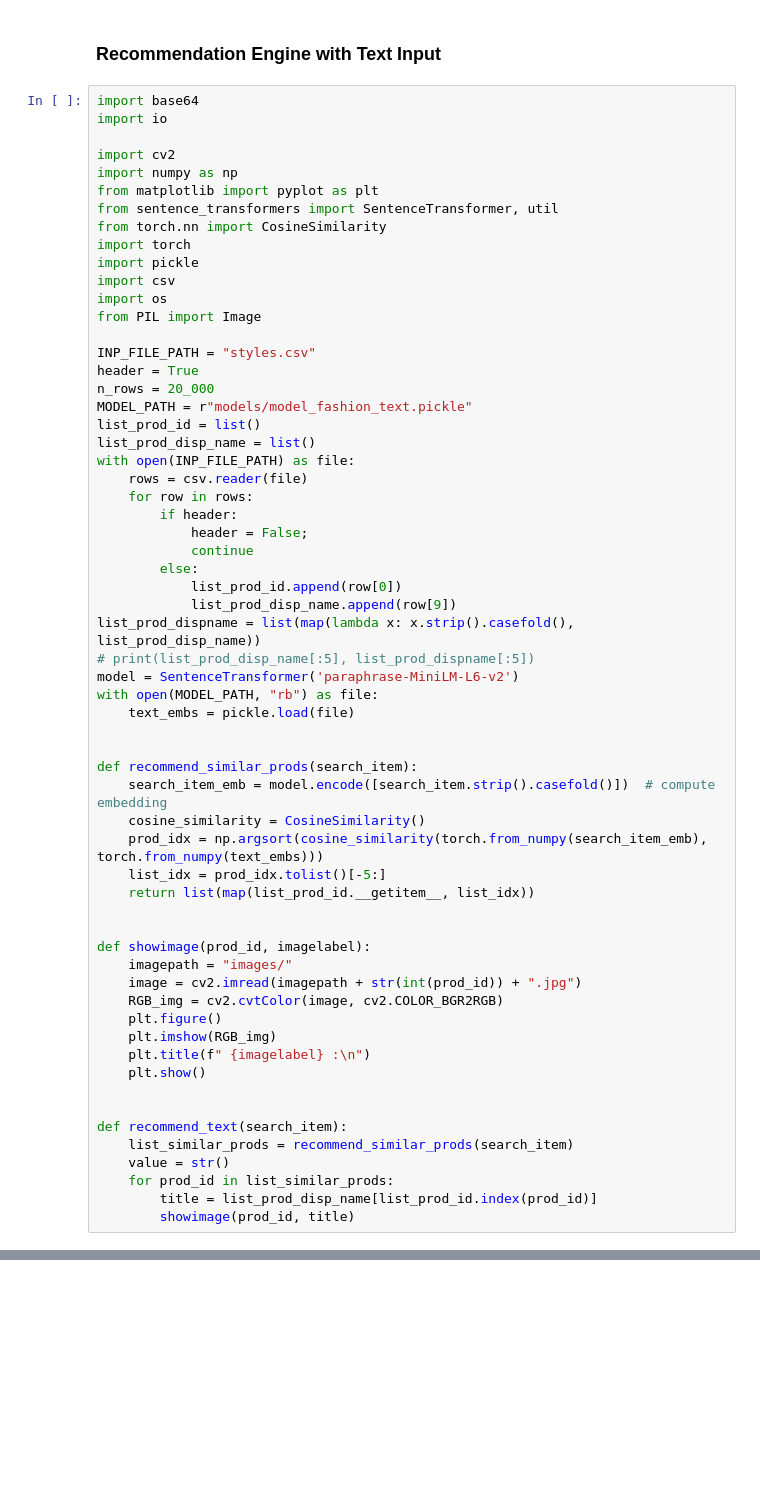
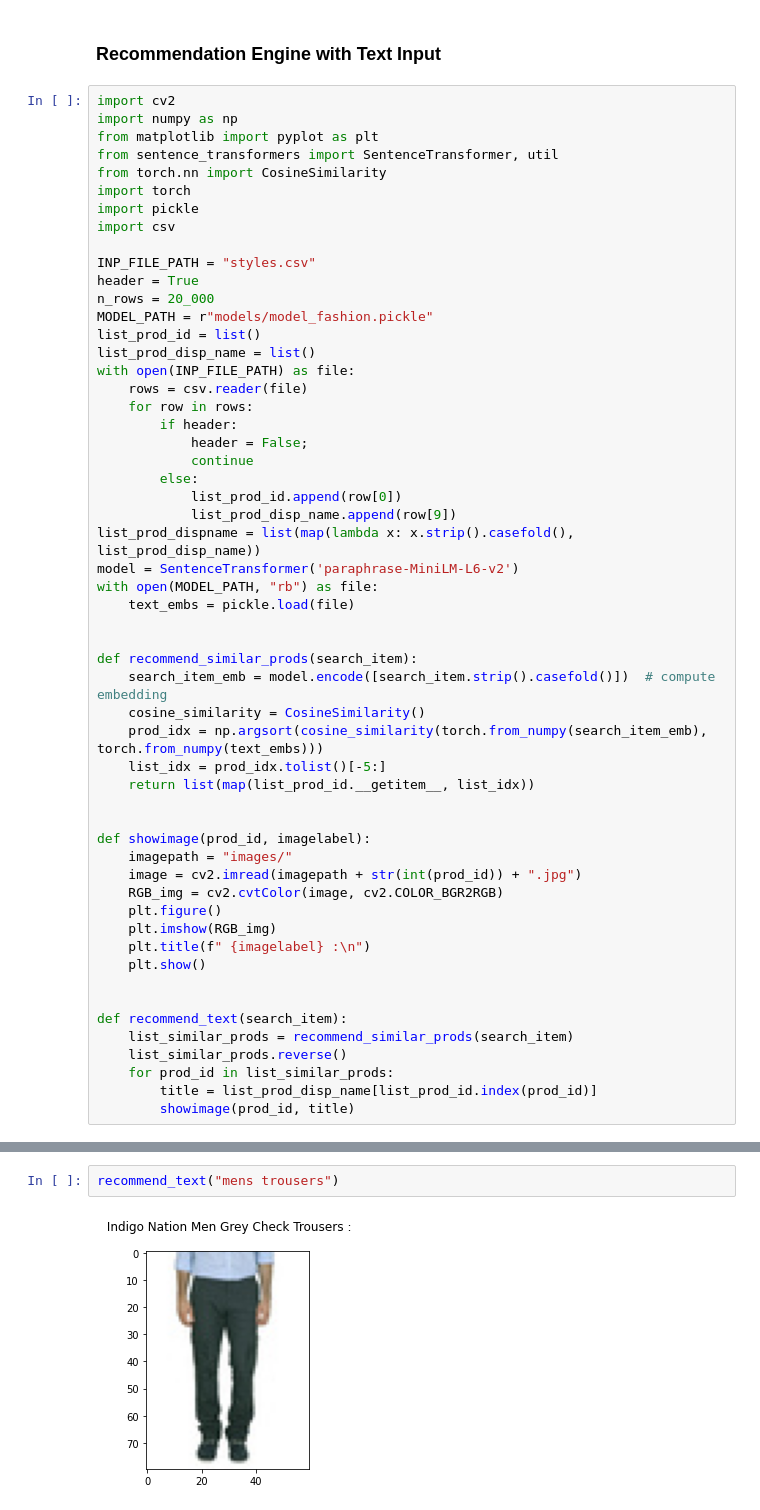
Before and after one commit to kandi1clickkits/fashion-recommendation, a Jupyter notebook: Fashion recommendation text.ipynb, the cells around one changed output, grey strips where cells are left out. Saved outputs shown, nothing was run; the diff lists cells and outputs as text; blank space fills up the shorter version.

```diff
--- a/Fashion recommendation text.ipynb
+++ b/Fashion recommendation text.ipynb
@@ -1,9 +1,6 @@
 # %% [markdown]
 ### Recommendation Engine with Text Input
 # %%
-import base64
-import io
-
 import cv2
 import numpy as np
 from matplotlib import pyplot as plt
@@ -12,13 +9,11 @@ from torch.nn import CosineSimilarity
 import torch
 import pickle
 import csv
-import os
-from PIL import Image
 
 INP_FILE_PATH = "styles.csv"
 header = True
 n_rows = 20_000
-MODEL_PATH = r"models/model_fashion_text.pickle"
+MODEL_PATH = r"models/model_fashion.pickle"
 list_prod_id = list()
 list_prod_disp_name = list()
 with open(INP_FILE_PATH) as file:
@@ -31,7 +26,6 @@ with open(INP_FILE_PATH) as file:
             list_prod_id.append(row[0])
             list_prod_disp_name.append(row[9])
 list_prod_dispname = list(map(lambda x: x.strip().casefold(), list_prod_disp_name))
-# print(list_prod_disp_name[:5], list_prod_dispname[:5])
 model = SentenceTransformer('paraphrase-MiniLM-L6-v2')
 with open(MODEL_PATH, "rb") as file:
     text_embs = pickle.load(file)
@@ -57,7 +51,7 @@ def showimage(prod_id, imagelabel):
 
 def recommend_text(search_item):
     list_similar_prods = recommend_similar_prods(search_item)
-    value = str()
+    list_similar_prods.reverse()
     for prod_id in list_similar_prods:
         title = list_prod_disp_name[list_prod_id.index(prod_id)]
         showimage(prod_id, title)
@@ -71,0 +58,4 @@ recommend_text("tshirt for Men")
+# %%
+recommend_text("mens trousers")
+# %% [output]
+[figure, added]
```
Also changed, not shown: parts of 2 cells of this notebook, 11 other files.
